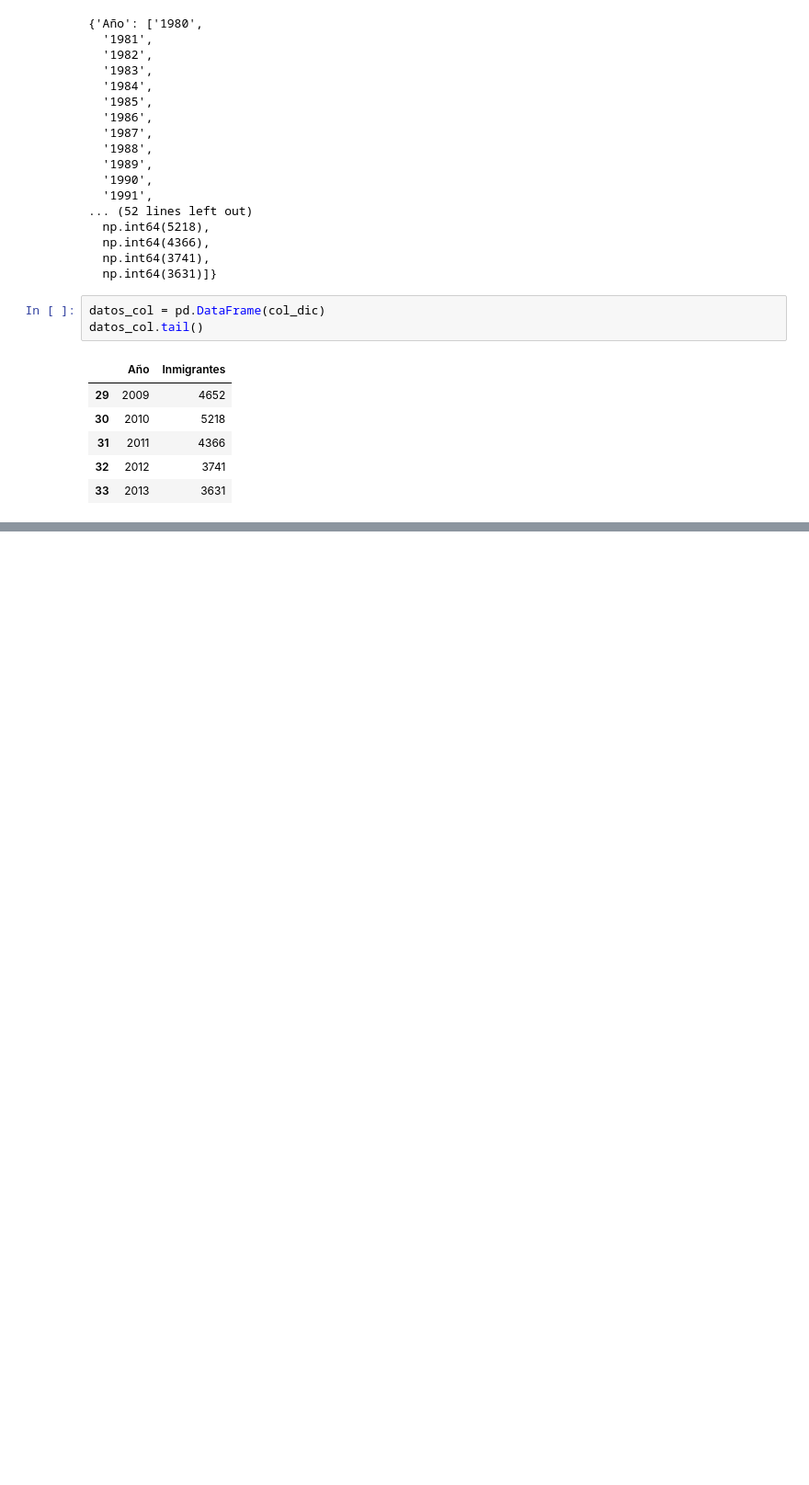
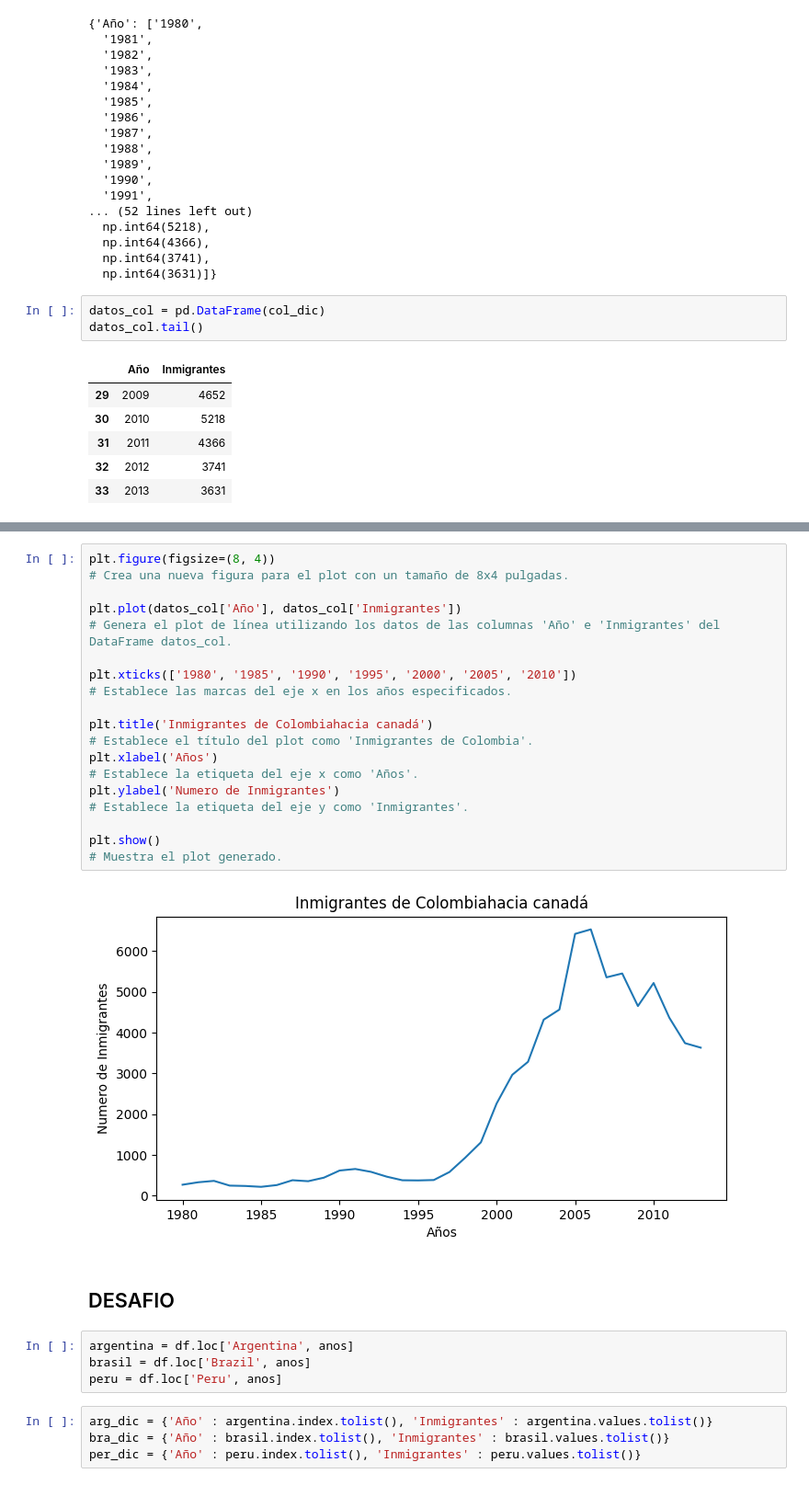
Before and after one commit to MarteDevs/visualizacion-de-datos-con-bibliotecas-de-python, a Jupyter notebook: visualizacion_de_datos_con_python.ipynb, the cells around one changed output, grey strips where cells are left out. Shown: that part at 92% size. Drawn from its saved outputs; the diff is of its cells as text; blank space fills up the shorter version.

```diff
--- a/visualizacion_de_datos_con_python.ipynb
+++ b/visualizacion_de_datos_con_python.ipynb
@@ -139,0 +162,31 @@ datos_col.tail()
+# %%
+plt.figure(figsize=(8, 4))
+# Crea una nueva figura para el plot con un tamaño de 8x4 pulgadas.
+
+plt.plot(datos_col['Año'], datos_col['Inmigrantes'])
+# Genera el plot de línea utilizando los datos de las columnas 'Año' e 'Inmigrantes' del DataFrame datos_col.
+
+plt.xticks(['1980', '1985', '1990', '1995', '2000', '2005', '2010'])
+# Establece las marcas del eje x en los años especificados.
+
+plt.title('Inmigrantes de Colombiahacia canadá')
+# Establece el título del plot como 'Inmigrantes de Colombia'.
+plt.xlabel('Años')
+# Establece la etiqueta del eje x como 'Años'.
+plt.ylabel('Numero de Inmigrantes')
+# Establece la etiqueta del eje y como 'Inmigrantes'.
+
+plt.show()
+# Muestra el plot generado.
+# %% [output]
+[figure, added]
+# %% [markdown]
+## DESAFIO
+# %%
+argentina = df.loc['Argentina', anos]
+brasil = df.loc['Brazil', anos]
+peru = df.loc['Peru', anos]
+# %%
+arg_dic = {'Año' : argentina.index.tolist(), 'Inmigrantes' : argentina.values.tolist()}
+bra_dic = {'Año' : brasil.index.tolist(), 'Inmigrantes' : brasil.values.tolist()}
+per_dic = {'Año' : peru.index.tolist(), 'Inmigrantes' : peru.values.tolist()}
```
Also changed, not shown: parts of 5 cells of this notebook.
